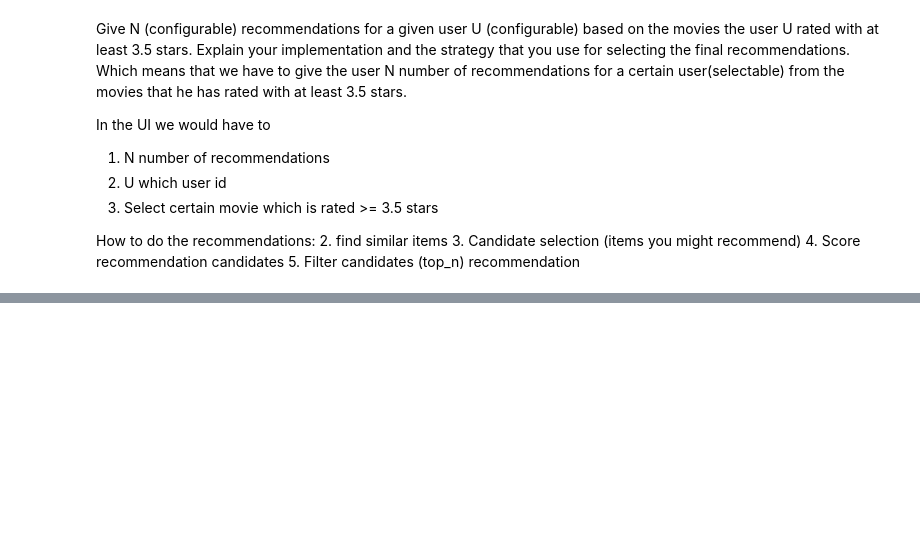
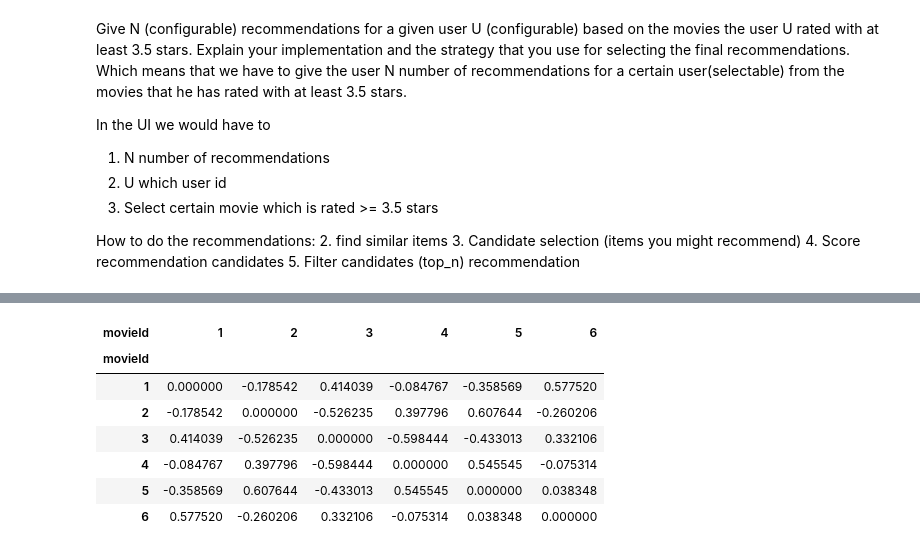
Before and after one commit to alexbejann/frisian-runes-recognition, a Jupyter notebook: MLBD-Assignment1-jupyter/Collaborative Filtering_v2.ipynb, the cells around one changed output, grey strips where cells are left out. Cells and saved outputs as stored; diff of their text form; code cells hidden in the pictures; blank space fills up the shorter version.

```diff
--- a/MLBD-Assignment1-jupyter/Collaborative Filtering_v2.ipynb
+++ b/MLBD-Assignment1-jupyter/Collaborative Filtering_v2.ipynb
@@ -195,0 +210,20 @@ How to do the recommendations:
+# %%
+# cosine similarity
+item_item_cosine_similarity_matrix = calculate_similarity(item_user_matrix)
+# calc pearson similarity
+item_item_pearson_similarity_matrix = calculate_similarity(item_user_matrix, 'pearson')
+# calculate adjusted cosine similarity
+item_item_adjusted_cosine_similarity_matrix = calculate_similarity(item_user_matrix, 'adjusted')
+# %%
+# item_item_cosine_similarity_matrix
+item_item_pearson_similarity_matrix
+# item_item_adjusted_cosine_similarity_matrix
+# %% [output]
+| movieId | 1 | 2 | 3 | 4 | 5 | 6 |
+| movieId |  |  |  |  |  |  |
+| 1 | 0.000000 | -0.178542 | 0.414039 | -0.084767 | -0.358569 | 0.577520 |
+| 2 | -0.178542 | 0.000000 | -0.526235 | 0.397796 | 0.607644 | -0.260206 |
+| 3 | 0.414039 | -0.526235 | 0.000000 | -0.598444 | -0.433013 | 0.332106 |
+| 4 | -0.084767 | 0.397796 | -0.598444 | 0.000000 | 0.545545 | -0.075314 |
+| 5 | -0.358569 | 0.607644 | -0.433013 | 0.545545 | 0.000000 | 0.038348 |
+| 6 | 0.577520 | -0.260206 | 0.332106 | -0.075314 | 0.038348 | 0.000000 |
```
Also changed, not shown: parts of 6 cells of this notebook, 1 other file.
